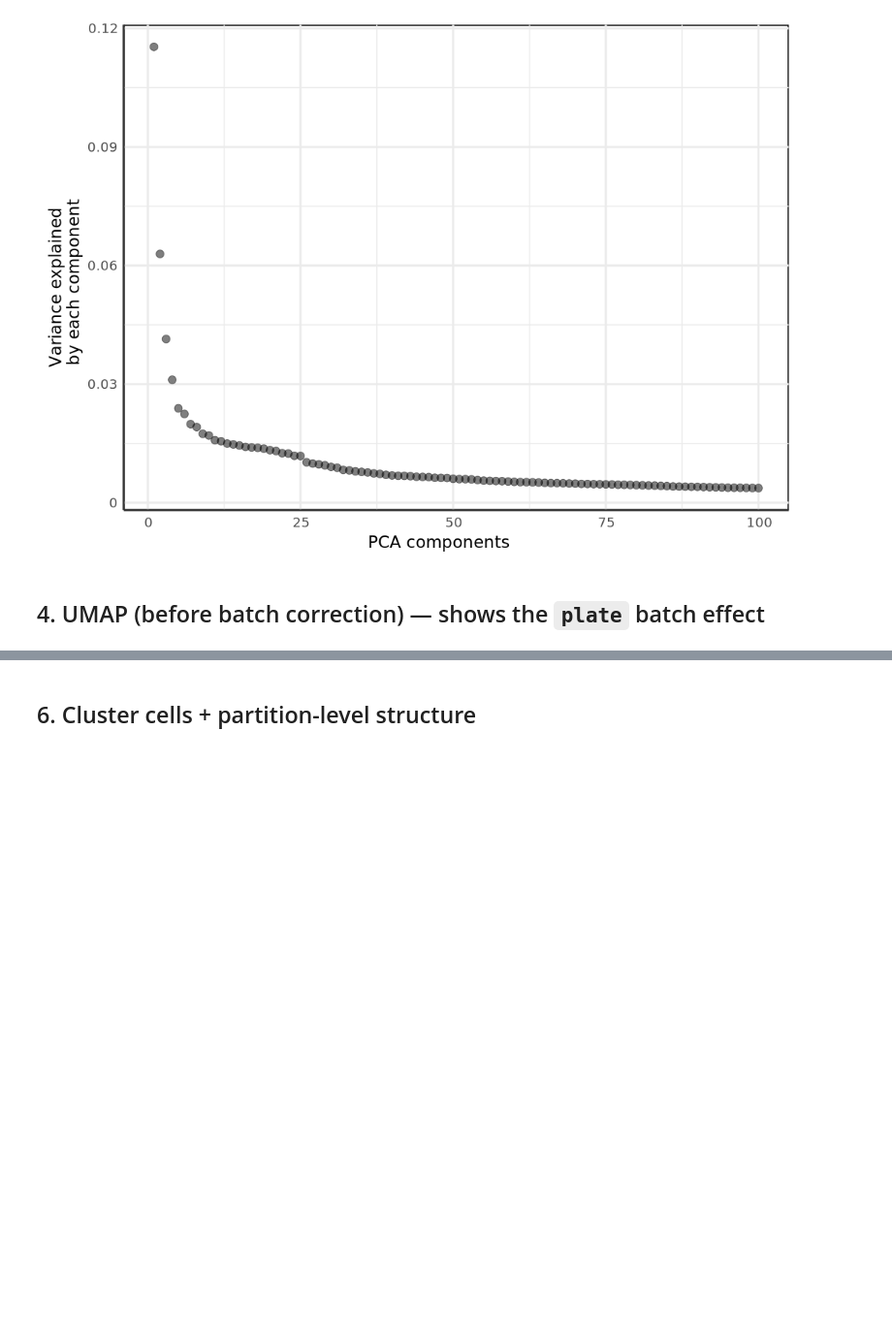
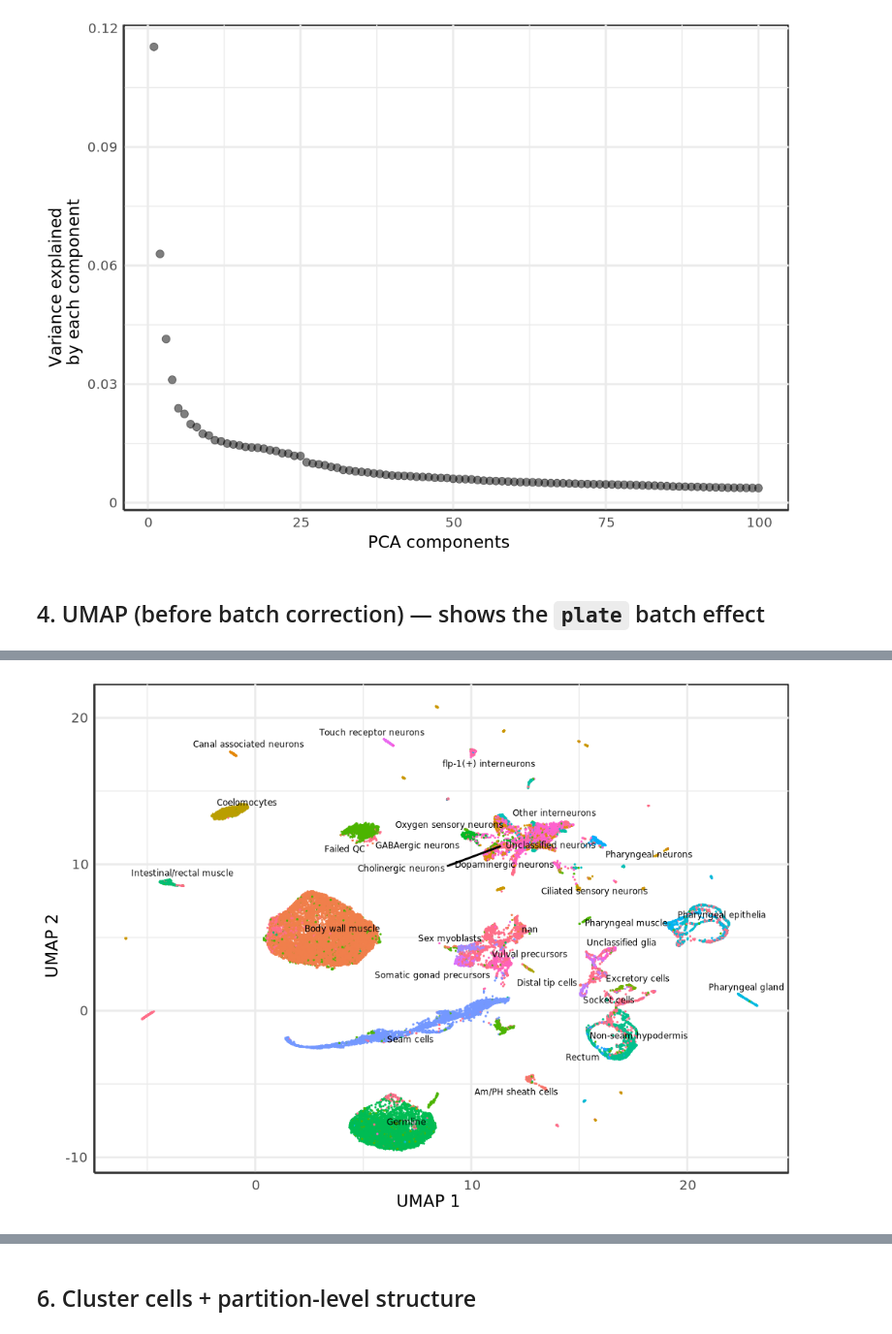
Before and after one commit to Bio-Babel/Monocle3-python, a Jupyter notebook: tutorials/c_elegans_L2_v2.ipynb, the cells around one changed output, grey strips where cells are left out. Shown at 97% size. Drawn from its saved outputs; the diff is of its cells as text; code cells hidden in the pictures; blank space fills up the shorter version.

```diff
--- a/tutorials/c_elegans_L2_v2.ipynb
+++ b/tutorials/c_elegans_L2_v2.ipynb
@@ -40,0 +64,4 @@ m3.plot_cells(adata, color_cells_by='cao_cell_type')
+# %%
+m3.plot_cells(adata, color_cells_by='cao_cell_type', show_trajectory_graph=False, label_cell_groups=True, label_groups_by_cluster=False)
+# %% [output]
+[figure, added]
```
Also changed, not shown: parts of 21 cells of this notebook, 1 other file.
